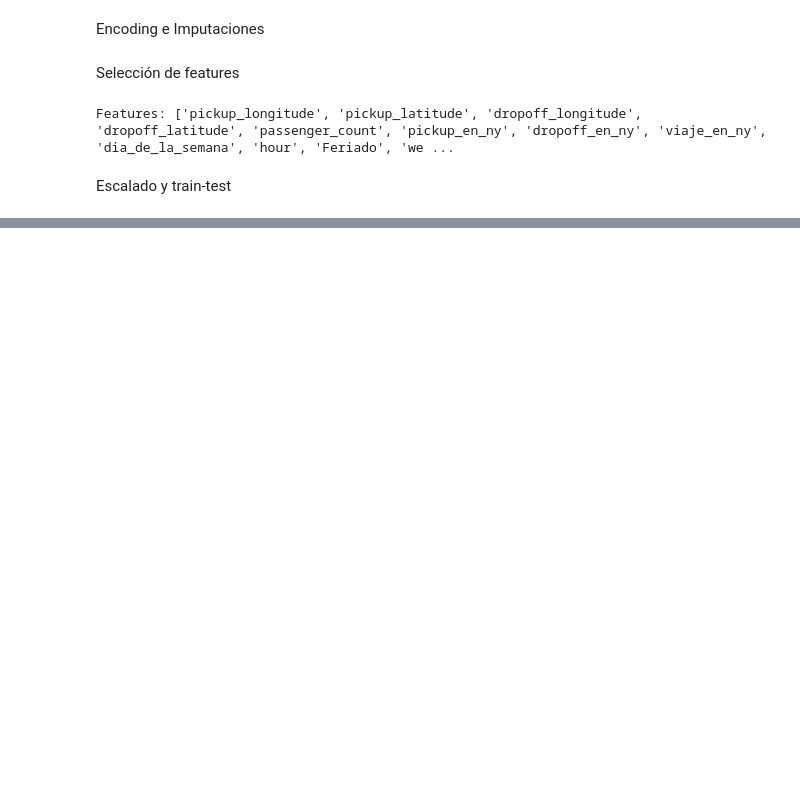
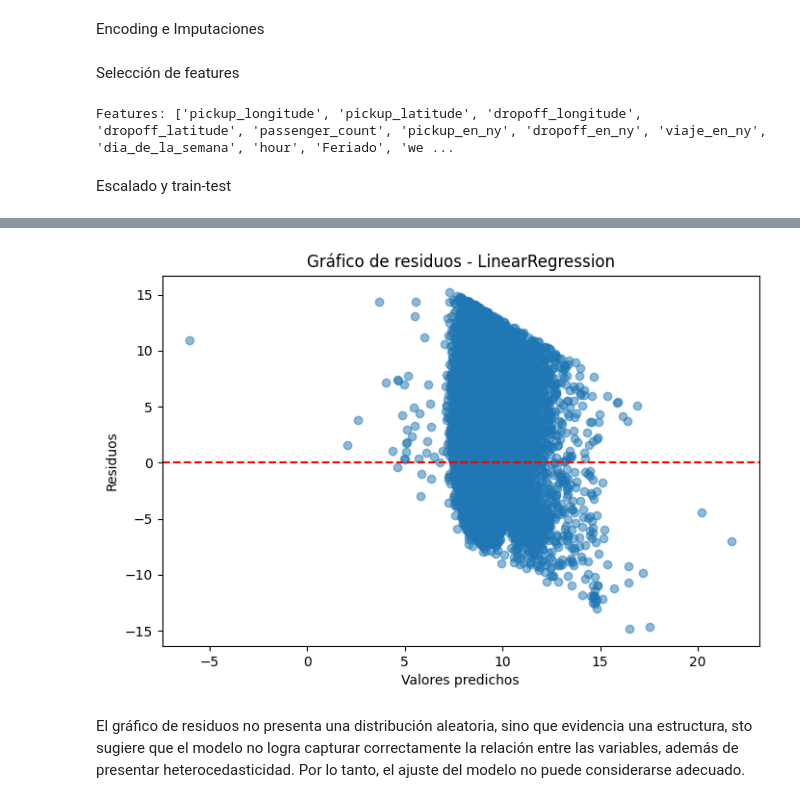
Before and after one commit to ZahirJacob/AA1-TUIA-2026C1-Dimenna-Jacob-Taborda, a Jupyter notebook: TP_regresion_AA1.ipynb, the cells around one changed output, grey strips where cells are left out. Drawn from its saved outputs; the diff is of its cells as text; code cells hidden in the pictures; blank space fills up the shorter version.

Commit message:
Evaluación de LinearRegression con métricas y análisis de residuos

```diff
--- a/TP_regresion_AA1.ipynb
+++ b/TP_regresion_AA1.ipynb
@@ -633,0 +664,14 @@ y_pred = modelo.predict(X_test)
+# %%
+residuos = y_test - y_pred
+
+plt.figure(figsize=(8,5))
+plt.scatter(y_pred, residuos, alpha=0.5)
+plt.axhline(y=0, color='red', linestyle='--')
+plt.xlabel("Valores predichos")
+plt.ylabel("Residuos")
+plt.title("Gráfico de residuos - LinearRegression")
+plt.show()
+# %% [output]
+[figure, added]
+# %% [markdown]
+El gráfico de residuos no presenta una distribución aleatoria, sino que evidencia una estructura, sto sugiere que el modelo no logra capturar correctamente la relación entre las variables, además de presentar heterocedasticidad. Por lo tanto, el ajuste del modelo no puede considerarse adecuado.
```
Also changed, not shown: parts of 31 cells of this notebook.
